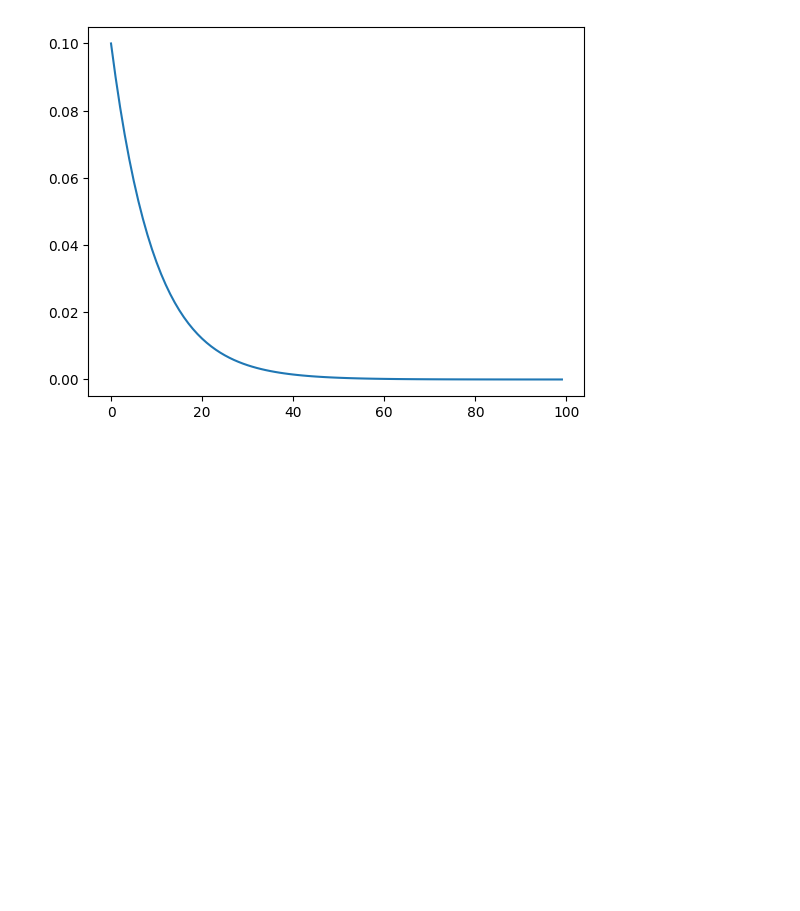
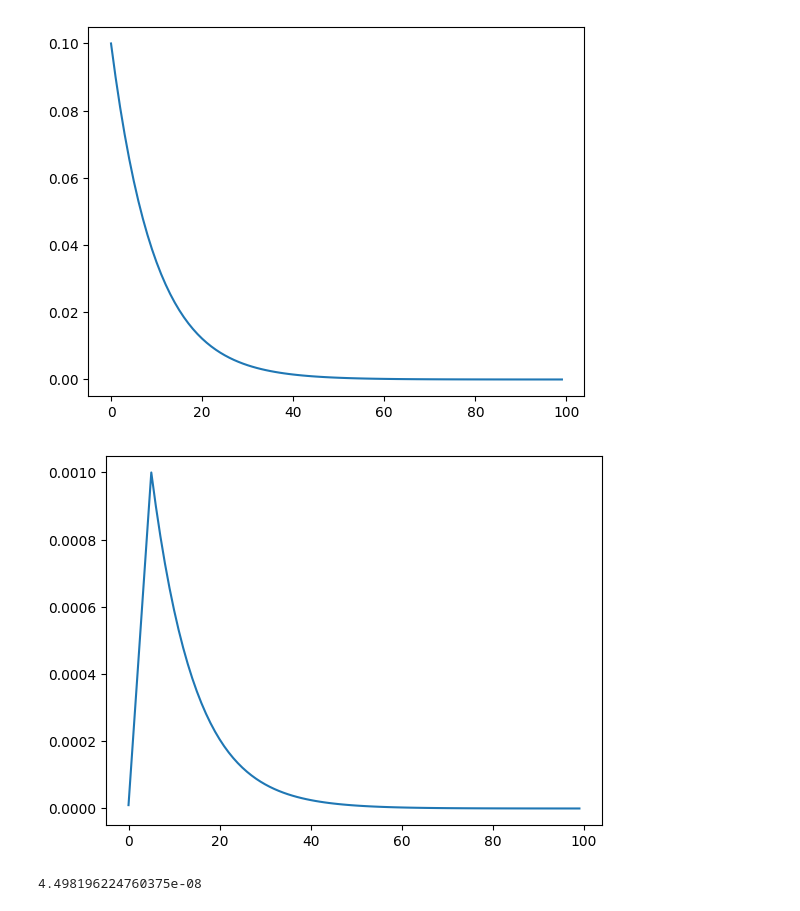
Before and after one commit to werwolves/learning_pytorch, a Jupyter notebook: PyTorch_Tutorial-master/Code/5_学习率调整策略举例/3-1-真正的自定义学习率.ipynb, the cells around one changed output. Saved outputs shown, nothing was run; the diff lists cells and outputs as text; code cells hidden in the pictures; blank space fills up the shorter version.

```diff
--- a/PyTorch_Tutorial-master/Code/5_学习率调整策略举例/3-1-真正的自定义学习率.ipynb
+++ b/PyTorch_Tutorial-master/Code/5_学习率调整策略举例/3-1-真正的自定义学习率.ipynb
@@ -31,3 +32,38 @@ scheduler = lr_scheduler.LambdaLR(optimizer, lr_lambda)
 lr_his = schedular_lr(optimizer, scheduler)
 # %% [output]
 [figure]
+# %%
+#-------------------------------------------- StepLR + warmup 方式1：（我更喜欢这种写法）--------------------------------------------
+
+import torch
+import torch.optim as optim
+import torch.optim.lr_scheduler as lr_scheduler
+
+# 定义模型和优化器
+model = torch.nn.Linear(10, 2)  # 示例模型
+
+global_Initialize_lr = 0.1
+optimizer = optim.SGD(model.parameters(), lr=global_Initialize_lr)
+
+warmup_epochs = 5
+# 定义 Lambda 函数
+# !!!!! lr_lambda 函数的返回值应该是一个乘数（相对于初始学习率），而不是绝对学习率值!!!!!
+def lr_lambda(epoch):
+    if epoch< warmup_epochs:
+        initial_lr = 0.00001  # 初始学习率
+        target_lr = 0.001  # 目标学习率
+        return (initial_lr + (target_lr-initial_lr)*(epoch / warmup_epochs))/global_Initialize_lr   # optimizer.param_groups[0]['lr']
+    else:
+        initial_lr = 0.001/global_Initialize_lr
+        return  initial_lr * 0.9 ** (epoch - warmup_epochs)
+
+# 创建 LambdaLR 调度器
+scheduler = lr_scheduler.LambdaLR(optimizer, lr_lambda)
+
+lr_his = schedular_lr(optimizer, scheduler)
+# %% [output]
+[figure, added]
+# %%
+optimizer.param_groups[0]['lr']
+# %% [output]
+4.498196224760375e-08
```
Also changed, not shown: parts of 3 cells of this notebook.
